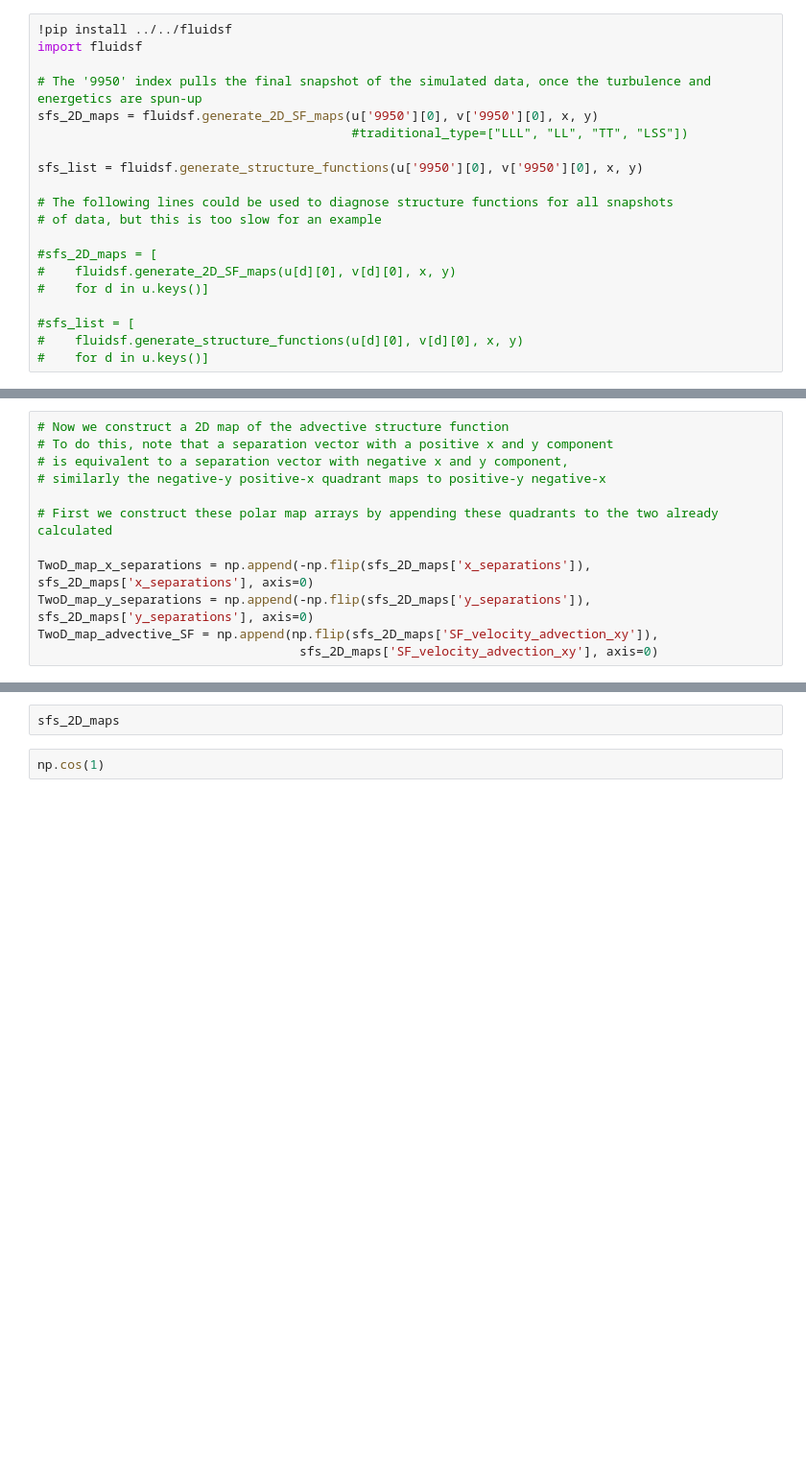
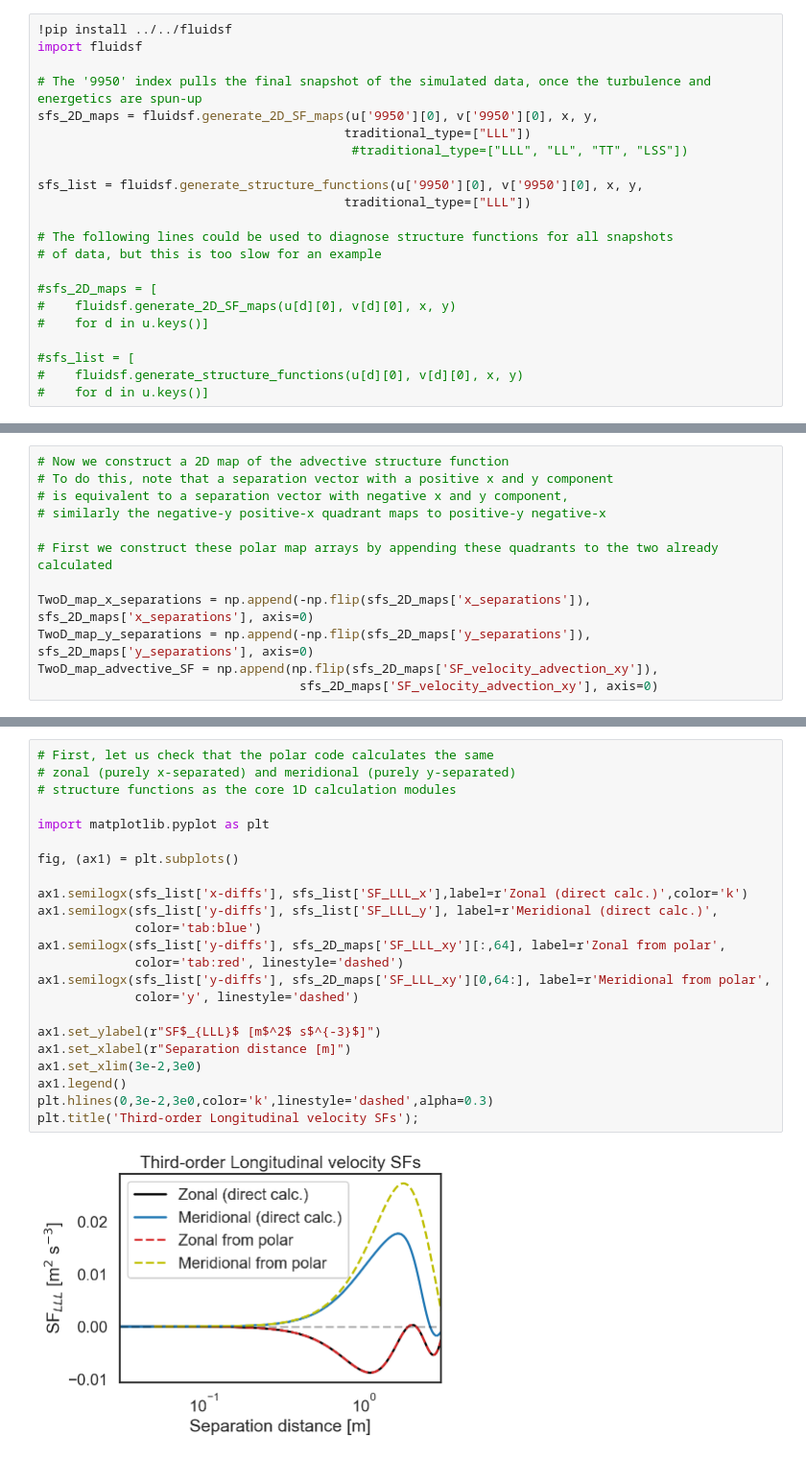
Before and after one commit to cassidymwagner/fluidsf, a Jupyter notebook: examples/2D_Polar_SF_Example.ipynb, the cells around one changed output, grey strips where cells are left out. Shown at 96% size. Drawn from its saved outputs; the diff is of its cells as text; blank space fills up the shorter version.

```diff
--- a/examples/2D_Polar_SF_Example.ipynb
+++ b/examples/2D_Polar_SF_Example.ipynb
@@ -27,10 +27,12 @@ q = snapshots['q']
 import fluidsf
 
 # The '9950' index pulls the final snapshot of the simulated data, once the turbulence and energetics are spun-up
-sfs_2D_maps = fluidsf.generate_2D_SF_maps(u['9950'][0], v['9950'][0], x, y)
+sfs_2D_maps = fluidsf.generate_2D_SF_maps(u['9950'][0], v['9950'][0], x, y,
+                                         traditional_type=["LLL"])
                                           #traditional_type=["LLL", "LL", "TT", "LSS"])
 
-sfs_list = fluidsf.generate_structure_functions(u['9950'][0], v['9950'][0], x, y)
+sfs_list = fluidsf.generate_structure_functions(u['9950'][0], v['9950'][0], x, y,
+                                         traditional_type=["LLL"])
 
 # The following lines could be used to diagnose structure functions for all snapshots
 # of data, but this is too slow for an example
@@ -129,4 +156,25 @@ cbar = fig.colorbar(angles)
-# %%
-sfs_2D_maps
-# %%
-np.cos(1)
+# %%
+# First, let us check that the polar code calculates the same
+# zonal (purely x-separated) and meridional (purely y-separated)
+# structure functions as the core 1D calculation modules
+
+import matplotlib.pyplot as plt
+
+fig, (ax1) = plt.subplots()
+
+ax1.semilogx(sfs_list['x-diffs'], sfs_list['SF_LLL_x'],label=r'Zonal (direct calc.)',color='k')
+ax1.semilogx(sfs_list['y-diffs'], sfs_list['SF_LLL_y'], label=r'Meridional (direct calc.)',
+             color='tab:blue')
+ax1.semilogx(sfs_list['y-diffs'], sfs_2D_maps['SF_LLL_xy'][:,64], label=r'Zonal from polar',
+             color='tab:red', linestyle='dashed')
+ax1.semilogx(sfs_list['y-diffs'], sfs_2D_maps['SF_LLL_xy'][0,64:], label=r'Meridional from polar',
+             color='y', linestyle='dashed')
+
+ax1.set_ylabel(r"SF$_{LLL}$ [m$^2$ s$^{-3}$]")
+ax1.set_xlabel(r"Separation distance [m]")
+ax1.set_xlim(3e-2,3e0)
+ax1.legend()
+plt.hlines(0,3e-2,3e0,color='k',linestyle='dashed',alpha=0.3)
+plt.title('Third-order Longitudinal velocity SFs');
+# %% [output]
+[figure, added]
```
Also changed, not shown: parts of 5 cells of this notebook.
